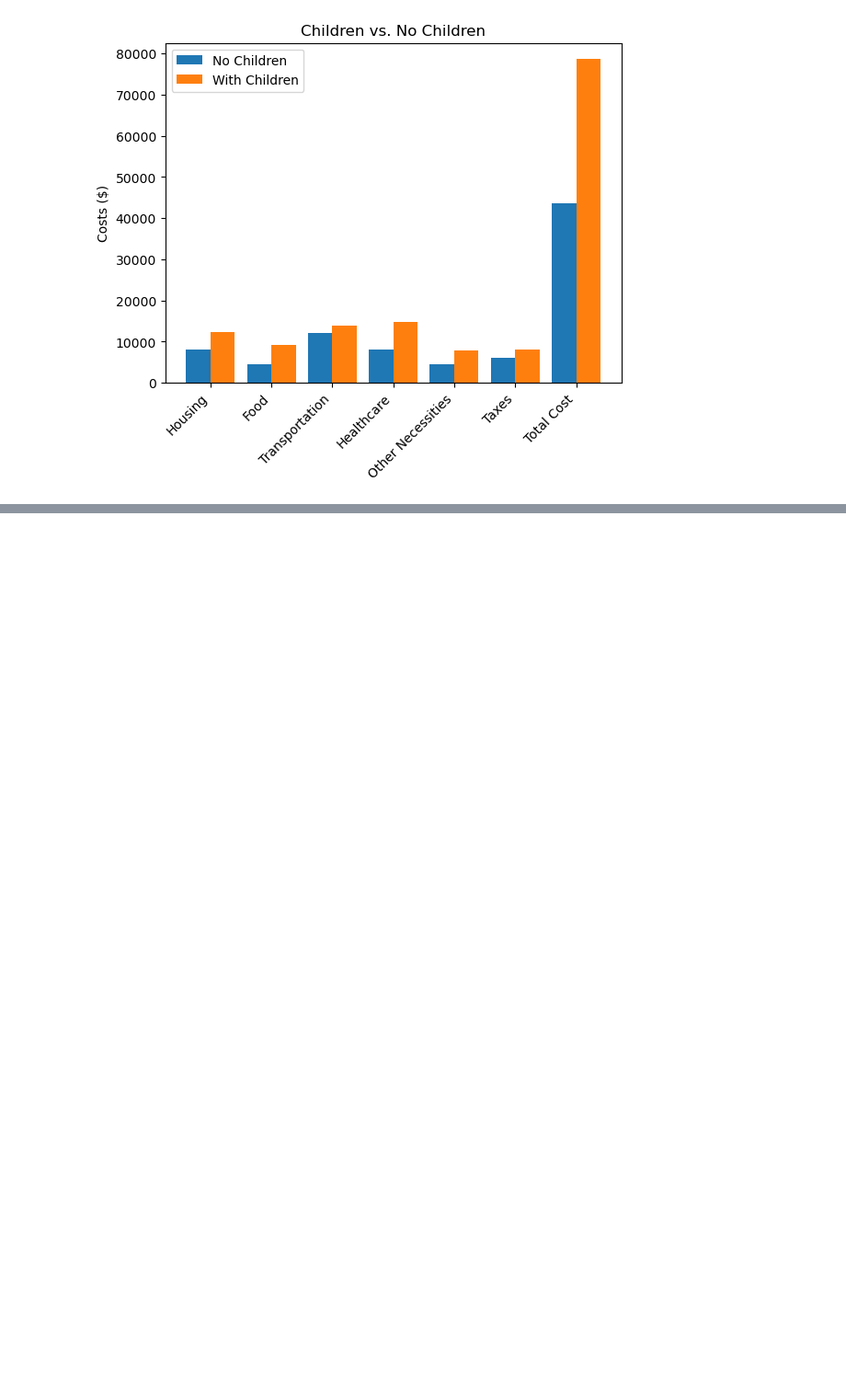
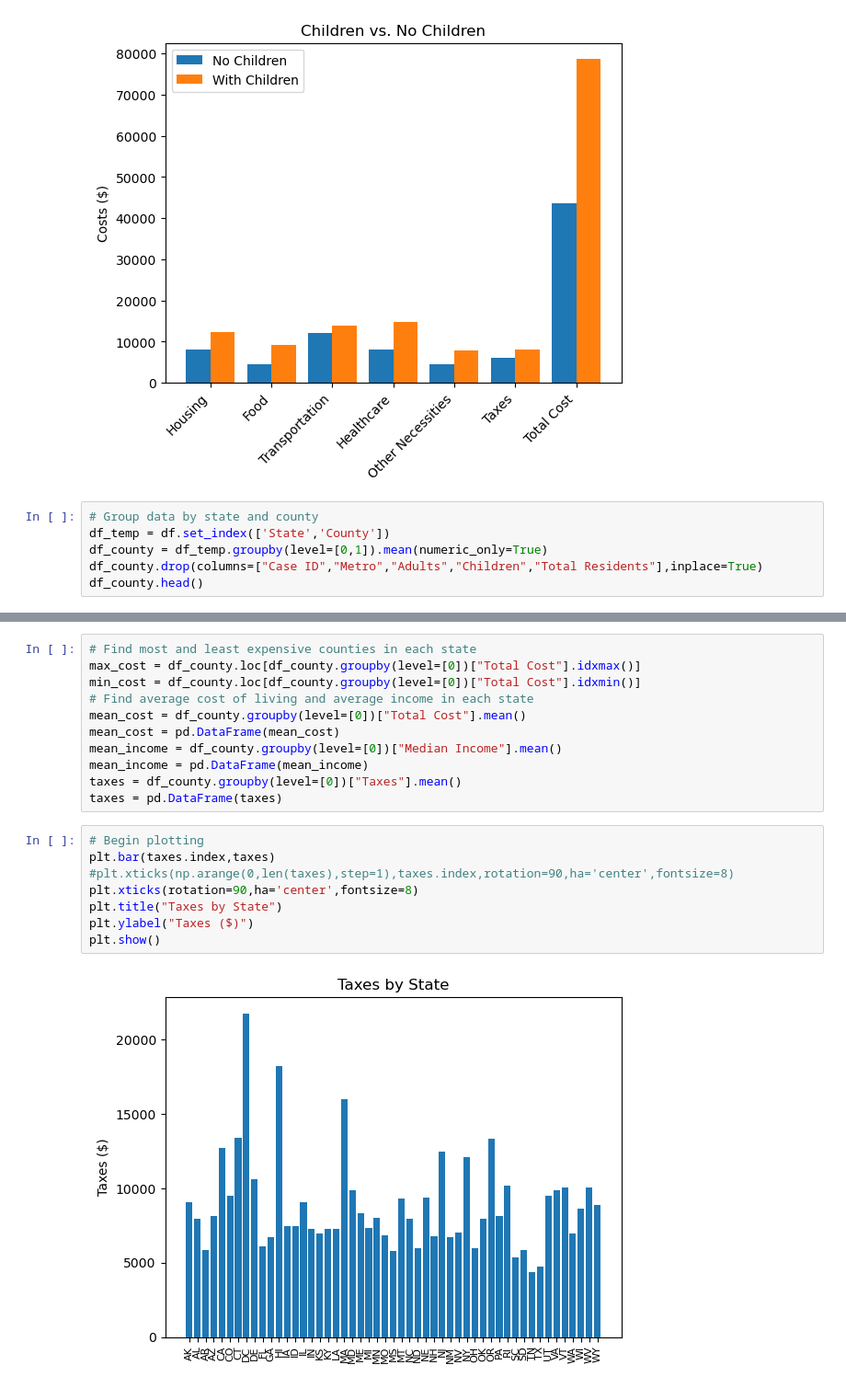
Before and after one commit to dcfog13/Project-1, a Jupyter notebook: Project1_Main.ipynb, the cells around one changed output, grey strips where cells are left out. Shown at 92% size. Cells and saved outputs as stored; diff of their text form; blank space fills up the shorter version.

```diff
--- a/Project1_Main.ipynb
+++ b/Project1_Main.ipynb
@@ -150,3 +156,9 @@ plt.ylabel("Costs ($)")
 plt.show()
 # %% [output]
 [figure]
+# %%
+# Group data by state and county
+df_temp = df.set_index(['State','County'])
+df_county = df_temp.groupby(level=[0,1]).mean(numeric_only=True)
+df_county.drop(columns=["Case ID","Metro","Adults","Children","Total Residents"],inplace=True)
+df_county.head()
@@ -152,0 +173,21 @@ plt.show()
+# %%
+# Find most and least expensive counties in each state
+max_cost = df_county.loc[df_county.groupby(level=[0])["Total Cost"].idxmax()]
+min_cost = df_county.loc[df_county.groupby(level=[0])["Total Cost"].idxmin()]
+# Find average cost of living and average income in each state
+mean_cost = df_county.groupby(level=[0])["Total Cost"].mean()
+mean_cost = pd.DataFrame(mean_cost)
+mean_income = df_county.groupby(level=[0])["Median Income"].mean()
+mean_income = pd.DataFrame(mean_income)
+taxes = df_county.groupby(level=[0])["Taxes"].mean()
+taxes = pd.DataFrame(taxes)
+# %%
+# Begin plotting
+plt.bar(taxes.index,taxes)
+#plt.xticks(np.arange(0,len(taxes),step=1),taxes.index,rotation=90,ha='center',fontsize=8)
+plt.xticks(rotation=90,ha='center',fontsize=8)
+plt.title("Taxes by State")
+plt.ylabel("Taxes ($)")
+plt.show()
+# %% [output]
+[figure, added]
```
Also changed, not shown: parts of 6 cells of this notebook.
